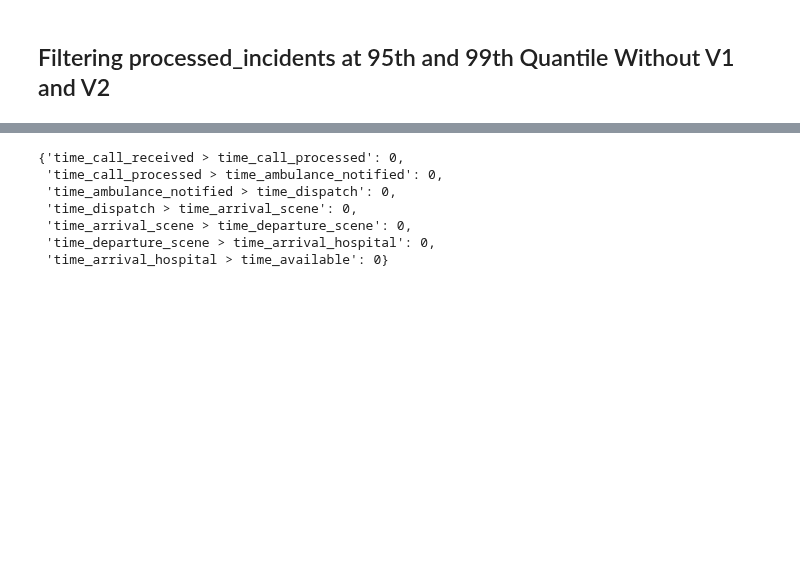
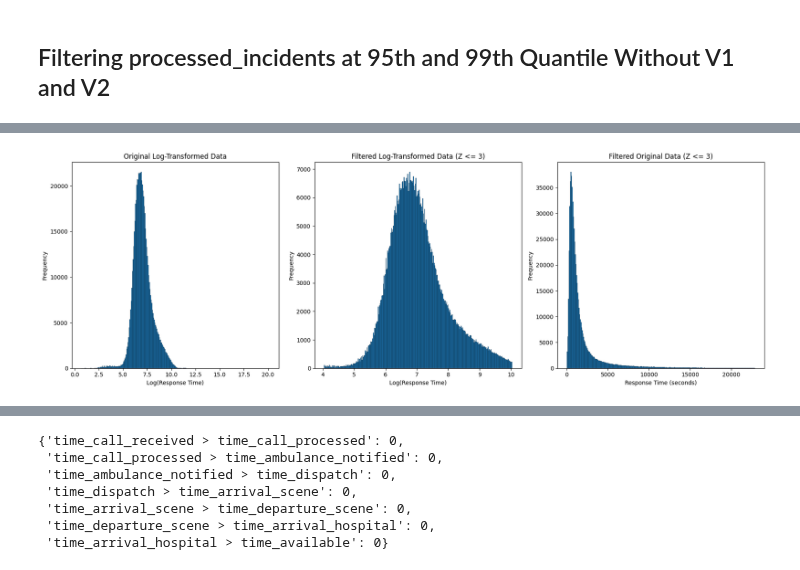
Before and after one commit to Emergency-Optimizers/Data-Processing, a Jupyter notebook: source/analysis/sandbox_torjus.ipynb, the cells around one changed output, grey strips where cells are left out. Drawn from its saved outputs; the diff is of its cells as text; code cells hidden in the pictures; blank space fills up the shorter version.

Commit message:
Sick log transforming action

```diff
--- a/source/analysis/sandbox_torjus.ipynb
+++ b/source/analysis/sandbox_torjus.ipynb
@@ -227,0 +225,96 @@ ModuleNotFoundError: No module named 'scipy'
+# %%
+# Assuming data_loader.processed_incidents_df gives you the DataFrame and you only want positive response times
+df_processed = data_loader.processed_incidents_df
+df_processed = df_processed[df_processed['response_time_sec'] > 0]
+df_processed = df_processed[df_processed['triage_impression_during_call'].isin(['Critical', 'High Priority', 'Moderate Priority', 'Scheduled'])]
+df_processed_log = np.log1p(df_processed['response_time_sec'])
+
+# Calculate the mean and standard deviation of the log-transformed data
+mean_log = np.mean(df_processed_log)
+std_log = np.std(df_processed_log)
+
+# Calculate the Z-scores for each data point in the log-transformed data
+z_scores_log = (df_processed_log - mean_log) / std_log
+
+# Remove data points where the absolute Z-score is greater than 3
+df_processed_log_filtered = df_processed_log[np.abs(z_scores_log) <= 3]
+
+# Transform the filtered log-transformed data back to the original scale
+df_processed_filtered = np.expm1(df_processed_log_filtered)
+
+# Plotting
+plt.figure(figsize=(18, 6))
+
+# Original log-transformed data
+plt.subplot(1, 3, 1)
+plt.hist(df_processed_log, bins=300, edgecolor='black', linewidth=0.2)
+plt.xlabel('Log(Response Time)')
+plt.ylabel('Frequency')
+plt.title('Original Log-Transformed Data')
+
+# Filtered log-transformed data
+plt.subplot(1, 3, 2)
+plt.hist(df_processed_log_filtered, bins=300, edgecolor='black', linewidth=0.2)
+plt.xlabel('Log(Response Time)')
+plt.ylabel('Frequency')
+plt.title('Filtered Log-Transformed Data (Z <= 3)')
+
+# Filtered original scale data
+plt.subplot(1, 3, 3)
+plt.hist(df_processed_filtered, bins=300, edgecolor='black', linewidth=0.2)
+plt.xlabel('Response Time (seconds)')
+plt.ylabel('Frequency')
+plt.title('Filtered Original Data (Z <= 3)')
+
+plt.tight_layout()
+plt.show()
+
+df_processed = data_loader.processed_incidents_df
+df_processed = df_processed[df_processed['response_time_sec'] > 0]
+df_processed = df_processed[df_processed['triage_impression_during_call'].isin(['Critical', 'High Priority'])]
+df_processed_log = np.log1p(df_processed['response_time_sec'])
+
+# Calculate the mean and standard deviation of the log-transformed data
+mean_log = np.mean(df_processed_log)
+std_log = np.std(df_processed_log)
+
+# Calculate the Z-scores for each data point in the log-transformed data
+z_scores_log = (df_processed_log - mean_log) / std_log
+
+# Remove data points where the absolute Z-score is greater than 3
+df_processed_log_filtered = df_processed_log[np.abs(z_scores_log) <= 3]
+
+# Transform the filtered log-transformed data back to the original scale
+df_processed_filtered = np.expm1(df_processed_log_filtered)
+
+# Plotting
+plt.figure(figsize=(18, 6))
+
+# Original log-transformed data
+plt.subplot(1, 3, 1)
+plt.hist(df_processed_log, bins=300, edgecolor='black', linewidth=0.2)
+plt.xlabel('Log(Response Time)')
+plt.ylabel('Frequency')
+plt.title('Original Log-Transformed Data')
+
+# Filtered log-transformed data
+plt.subplot(1, 3, 2)
+plt.hist(df_processed_log_filtered, bins=300, edgecolor='black', linewidth=0.2)
+plt.xlabel('Log(Response Time)')
+plt.ylabel('Frequency')
+plt.title('Filtered Log-Transformed Data (Z <= 3)')
+
+# Filtered original scale data
+plt.subplot(1, 3, 3)
+plt.hist(df_processed_filtered, bins=300, edgecolor='black', linewidth=0.2)
+plt.xlabel('Response Time (seconds)')
+plt.ylabel('Frequency')
+plt.title('Filtered Original Data (Z <= 3)')
+
+plt.tight_layout()
+plt.show()
+
+print(df_processed_filtered.min())
+print(df_processed_filtered.max())
+# %% [output]
+[figure, added]
```
Also changed, not shown: parts of 10 cells of this notebook.
